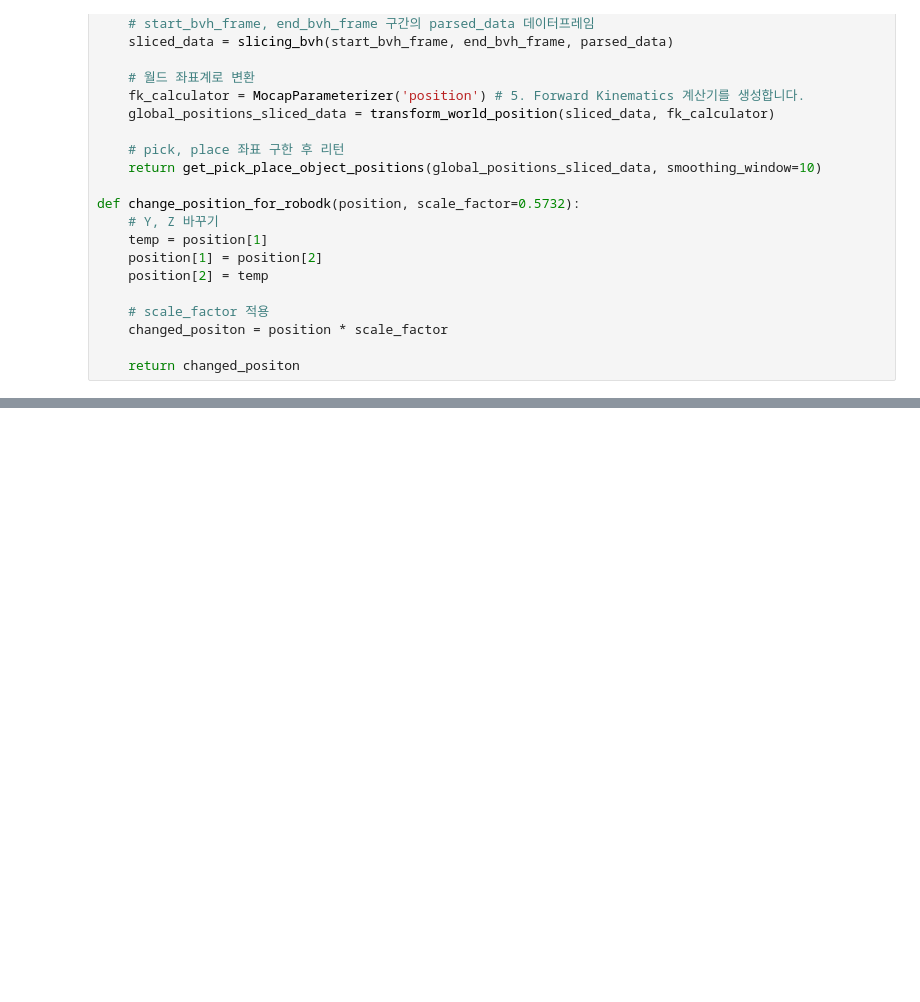
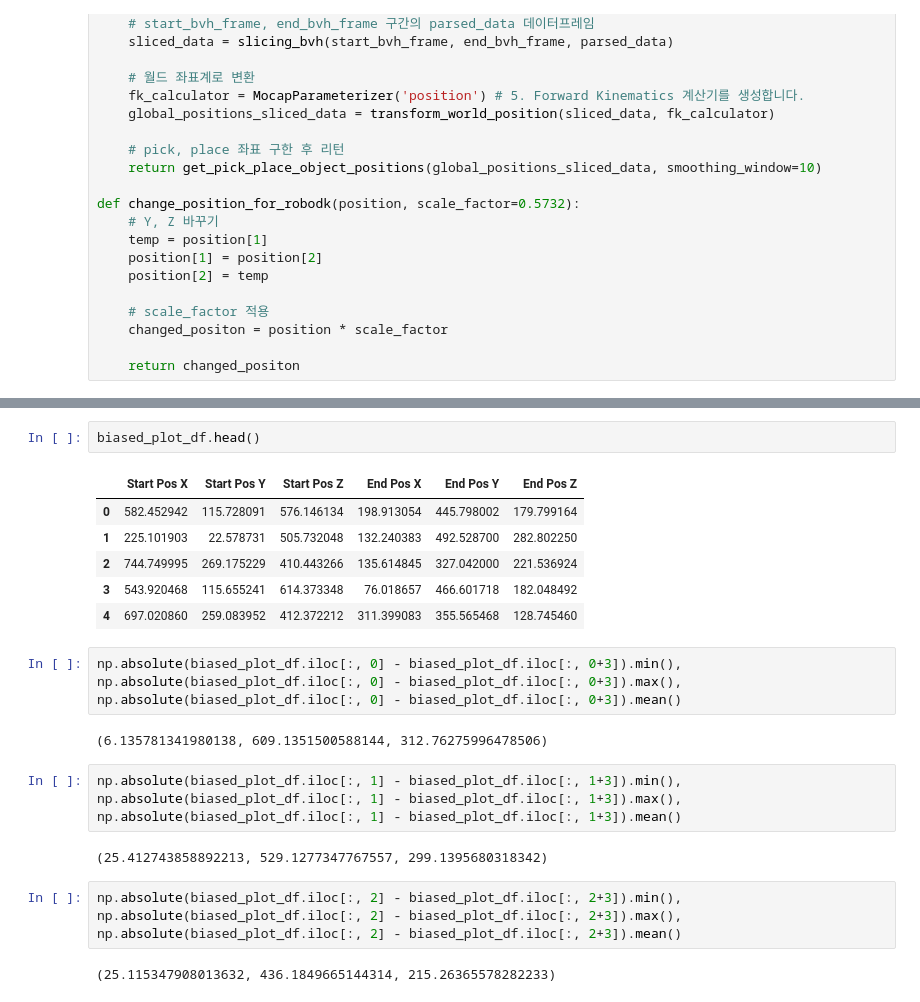
Before and after one commit to Maeng-Su/In-HARD, a Jupyter notebook: maeng/skeleton_data/bvh_preprocess2.ipynb, the cells around one changed output, grey strips where cells are left out. Cells and saved outputs as stored; diff of their text form; blank space fills up the shorter version.

```diff
--- a/maeng/skeleton_data/bvh_preprocess2.ipynb
+++ b/maeng/skeleton_data/bvh_preprocess2.ipynb
@@ -1107,0 +1215,21 @@ result[0]
+# %%
+biased_plot_df.head()
+# %% [output]
+|  | Start Pos X | Start Pos Y | Start Pos Z | End Pos X | End Pos Y | End Pos Z |
+| 0 | 582.452942 | 115.728091 | 576.146134 | 198.913054 | 445.798002 | 179.799164 |
+| 1 | 225.101903 | 22.578731 | 505.732048 | 132.240383 | 492.528700 | 282.802250 |
+| 2 | 744.749995 | 269.175229 | 410.443266 | 135.614845 | 327.042000 | 221.536924 |
+| 3 | 543.920468 | 115.655241 | 614.373348 | 76.018657 | 466.601718 | 182.048492 |
+| 4 | 697.020860 | 259.083952 | 412.372212 | 311.399083 | 355.565468 | 128.745460 |
+# %%
+np.absolute(biased_plot_df.iloc[:, 0] - biased_plot_df.iloc[:, 0+3]).min(), np.absolute(biased_plot_df.iloc[:, 0] - biased_plot_df.iloc[:, 0+3]).max(), np.absolute(biased_plot_df.iloc[:, 0] - biased_plot_df.iloc[:, 0+3]).mean()
+# %% [output]
+(6.135781341980138, 609.1351500588144, 312.76275996478506)
+# %%
+np.absolute(biased_plot_df.iloc[:, 1] - biased_plot_df.iloc[:, 1+3]).min(), np.absolute(biased_plot_df.iloc[:, 1] - biased_plot_df.iloc[:, 1+3]).max(), np.absolute(biased_plot_df.iloc[:, 1] - biased_plot_df.iloc[:, 1+3]).mean()
+# %% [output]
+(25.412743858892213, 529.1277347767557, 299.1395680318342)
+# %%
+np.absolute(biased_plot_df.iloc[:, 2] - biased_plot_df.iloc[:, 2+3]).min(), np.absolute(biased_plot_df.iloc[:, 2] - biased_plot_df.iloc[:, 2+3]).max(), np.absolute(biased_plot_df.iloc[:, 2] - biased_plot_df.iloc[:, 2+3]).mean()
+# %% [output]
+(25.115347908013632, 436.1849665144314, 215.26365578282233)
```
Also changed, not shown: parts of 10 cells of this notebook.
